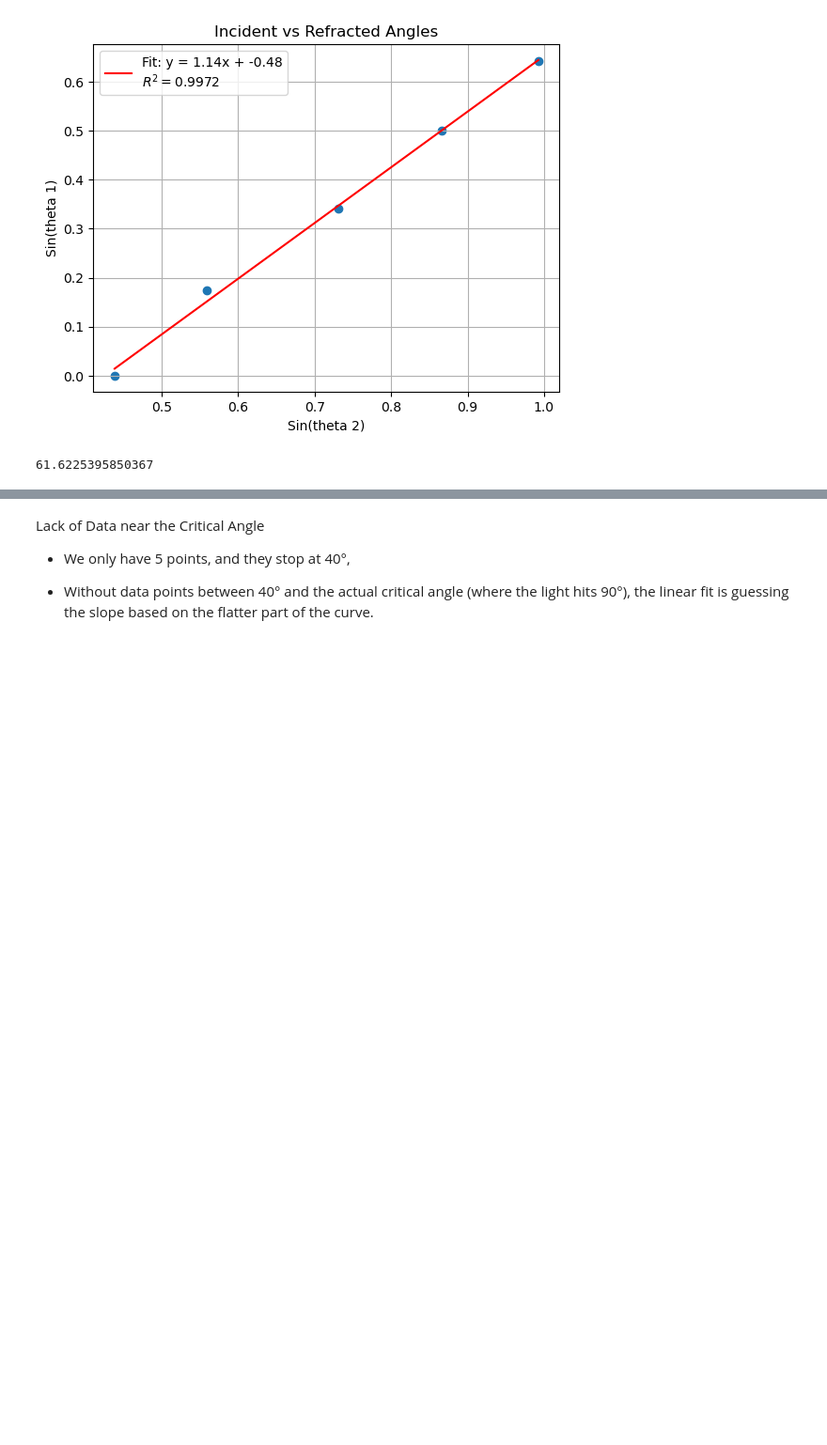
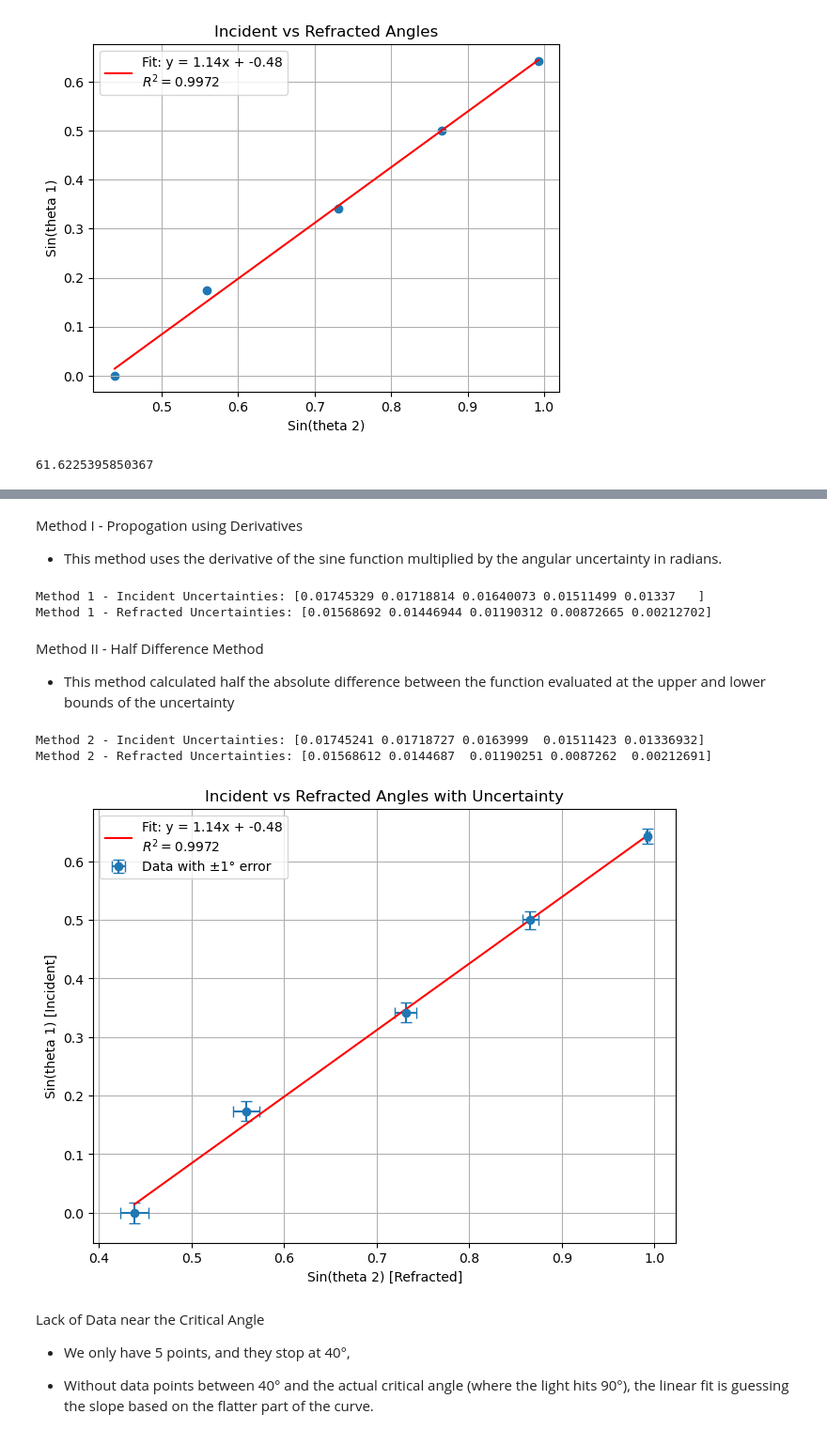
Before and after one commit to wizdaksh/Physics-III-Lab, a Jupyter notebook: Total Internal Reflection/lab3.ipynb, the cells around one changed output, grey strips where cells are left out. Shown at 94% size. Drawn from its saved outputs; the diff is of its cells as text; code cells hidden in the pictures; blank space fills up the shorter version.

```diff
--- a/Total Internal Reflection/lab3.ipynb
+++ b/Total Internal Reflection/lab3.ipynb
@@ -37,3 +39,61 @@ print(criticalAngle)
+# %%
+# Measurement uncertainty in degrees and radians
+s_theta_deg = 1.0
+s_theta_rad = np.radians(s_theta_deg)
+# %% [markdown]
+Method I - Propogation using Derivatives
+
+- This method uses the derivative of the sine function multiplied by the angular uncertainty in radians.
+# %%
+# Calculate uncertainty using Method I
+unc_sin_inc_m1 = np.abs(np.cos(np.radians(incident_angles))) * s_theta_rad
+unc_sin_ref_m1 = np.abs(np.cos(np.radians(refracted_angles))) * s_theta_rad
+
+print(f"Method 1 - Incident Uncertainties: {unc_sin_inc_m1}")
+print(f"Method 1 - Refracted Uncertainties: {unc_sin_ref_m1}")
+# %% [output]
+Method 1 - Incident Uncertainties: [0.01745329 0.01718814 0.01640073 0.01511499 0.01337   ]
+Method 1 - Refracted Uncertainties: [0.01568692 0.01446944 0.01190312 0.00872665 0.00212702]
+# %% [markdown]
+Method II - Half Difference Method
+
+- This method calculated half the absolute difference between the function evaluated at the upper and lower bounds of the uncertainty
+# %%
+# Calculate uncertainty using Method II
+unc_sin_inc_m2 = 0.5 * np.abs(np.sin(np.radians(incident_angles + s_theta_deg)) -
+                              np.sin(np.radians(incident_angles - s_theta_deg)))
+
+unc_sin_ref_m2 = 0.5 * np.abs(np.sin(np.radians(refracted_angles + s_theta_deg)) -
+                              np.sin(np.radians(refracted_angles - s_theta_deg)))
+
+print(f"Method 2 - Incident Uncertainties: {unc_sin_inc_m2}")
+print(f"Method 2 - Refracted Uncertainties: {unc_sin_ref_m2}")
+# %% [output]
+Method 2 - Incident Uncertainties: [0.01745241 0.01718727 0.0163999  0.01511423 0.01336932]
+Method 2 - Refracted Uncertainties: [0.01568612 0.0144687  0.01190251 0.0087262  0.00212691]
+# %%
+y = np.sin(np.radians(incident_angles))
+x = np.sin(np.radians(refracted_angles))
+
+m, c = np.polyfit(x, y, 1)
+line = m * x + c
+correlation_matrix = np.corrcoef(x, y)
+r_squared = correlation_matrix[0, 1]**2
+
+plt.figure(figsize=(8, 6))
+
+# Replacing plt.scatter with plt.errorbar to show the uncertainties calculated in Method 2
+plt.errorbar(x, y, xerr=unc_sin_ref_m2, yerr=unc_sin_inc_m2, fmt='o', capsize=4, label='Data with ±1° error')
+plt.plot(x, line, color="red", label=f'Fit: y = {m:.2f}x + {c:.2f}\n$R^2 = {r_squared:.4f}$')
+
+plt.xlabel('Sin(theta 2) [Refracted]')
+plt.ylabel('Sin(theta 1) [Incident]')
+plt.title('Incident vs Refracted Angles with Uncertainty')
+plt.legend()
+plt.grid()
+plt.savefig("updated_plot.png")
+# %% [output]
+[figure, added]
 # %% [markdown]
 Lack of Data near the Critical Angle
 
```
Also changed, not shown: parts of 1 cell of this notebook, 14 other files.
